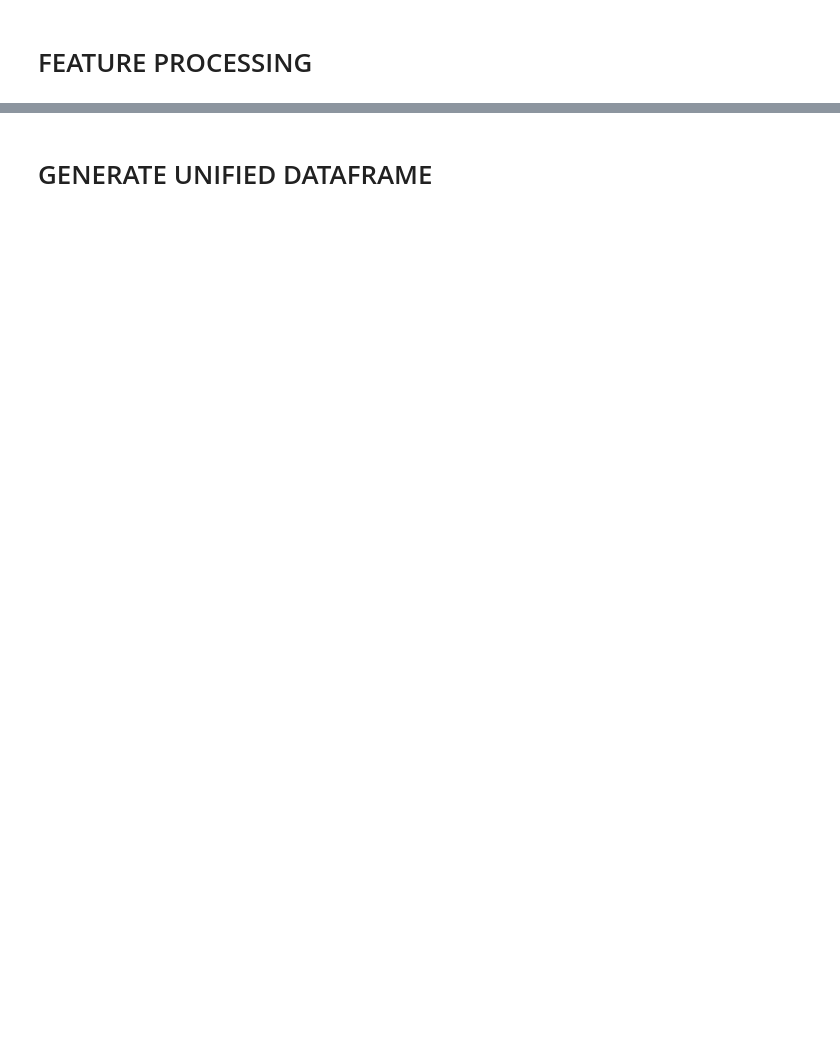
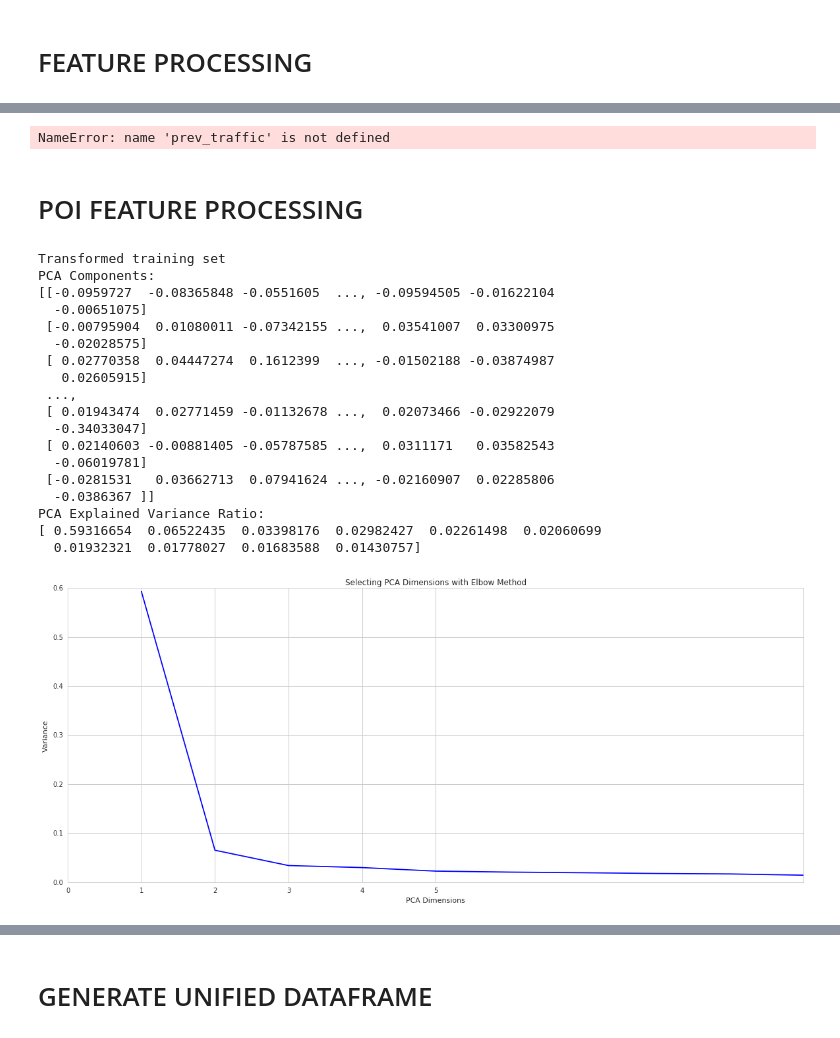
Before and after one commit to rvishakh/udacity, a Jupyter notebook: MLND/capstone/didi/capstone.ipynb, the cells around one changed output, grey strips where cells are left out. Cells and saved outputs as stored; diff of their text form; code cells hidden in the pictures; blank space fills up the shorter version.

Commit message:
Fixed bugs in traffic train, Streamlined POI train

```diff
--- a/MLND/capstone/didi/capstone.ipynb
+++ b/MLND/capstone/didi/capstone.ipynb
@@ -192,0 +235,19 @@ weather_train['week_day'] = weather_train['Time'].dt.dayofweek
+# %%
+for district in range(1,67):
+    for day in range(2,23):
+        for time in range(1,145):
+
+            traffic_data = traffic_train[(traffic_train.num_day == day) & (traffic_train.time_slot == time) &
+                                         (traffic_train.district_id == district)]
+
+            # check if weather data is missing
+            # use previous data if current time slot data is empty
+            if traffic_data[['congestion']].empty:
+                curr_traffic = prev_traffic
+            else:
+                curr_traffic = traffic_data['congestion']
+                prev_traffic = curr_traffic
+# %% [output]
+NameError: name 'prev_traffic' is not defined
+# %% [markdown]
+# POI FEATURE PROCESSING
@@ -192,0 +292,47 @@ weather_train['week_day'] = weather_train['Time'].dt.dayofweek
+# %%
+# Perform Principal Component Analysis (PCA)
+poi_train_pca = poi_train.drop(['district_hash', 'poi_class'], axis=1)
+poi_train_pca.set_index('district_id', inplace=True)
+
+# Normalize each column
+scaler = StandardScaler().fit(poi_train_pca)
+poi_train_pca_trans = scaler.transform(poi_train_pca)
+print ("Transformed training set")
+
+from sklearn.decomposition import PCA
+pca = PCA(n_components=10)
+pca.fit(poi_train_pca_trans)
+
+# Print the components and the amount of variance in the data contained in each dimension
+print "PCA Components: \n{}" .format(pca.components_)
+print "PCA Explained Variance Ratio: \n{}" .format(pca.explained_variance_ratio_)
+
+# Plot Variance by number of components
+x = np.array(range(1,11))
+f, ax = plt.subplots(figsize=(20, 8))
+plt.plot(x, pca.explained_variance_ratio_, 'bx-')
+plt.xlabel('PCA Dimensions')
+plt.ylabel('Variance')
+plt.title('Selecting PCA Dimensions with Elbow Method')
+ax.set_xticks(np.arange(0,6))
+plt.show()
+# %% [output]
+Transformed training set
+PCA Components:
+[[-0.0959727  -0.08365848 -0.0551605  ..., -0.09594505 -0.01622104
+  -0.00651075]
+ [-0.00795904  0.01080011 -0.07342155 ...,  0.03541007  0.03300975
+  -0.02028575]
+ [ 0.02770358  0.04447274  0.1612399  ..., -0.01502188 -0.03874987
+   0.02605915]
+ ...,
+ [ 0.01943474  0.02771459 -0.01132678 ...,  0.02073466 -0.02922079
+  -0.34033047]
+ [ 0.02140603 -0.00881405 -0.05787585 ...,  0.0311171   0.03582543
+  -0.06019781]
+ [-0.0281531   0.03662713  0.07941624 ..., -0.02160907  0.02285806
+  -0.0386367 ]]
+PCA Explained Variance Ratio:
+[ 0.59316654  0.06522435  0.03398176  0.02982427  0.02261498  0.02060699
+  0.01932321  0.01778027  0.01683588  0.01430757]
+[figure, added]
```
Also changed, not shown: parts of 30 cells of this notebook.
